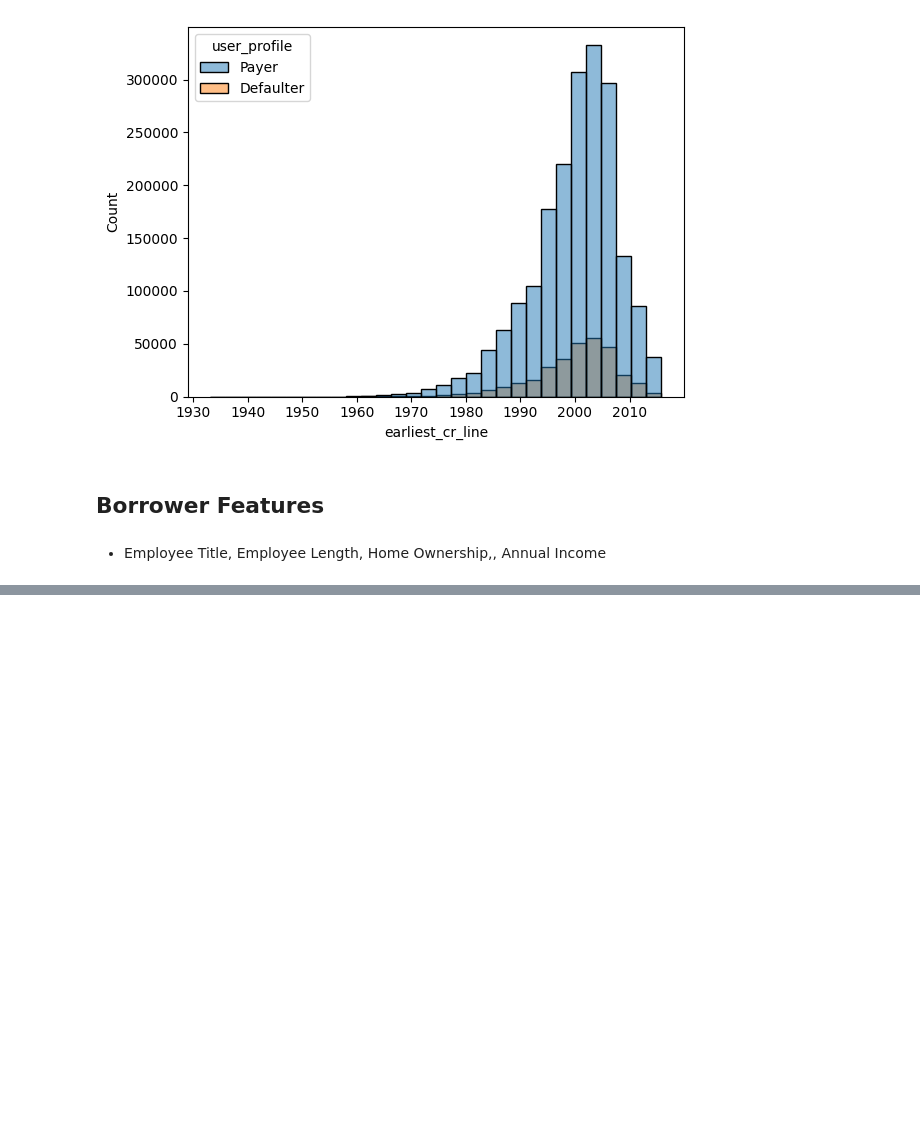
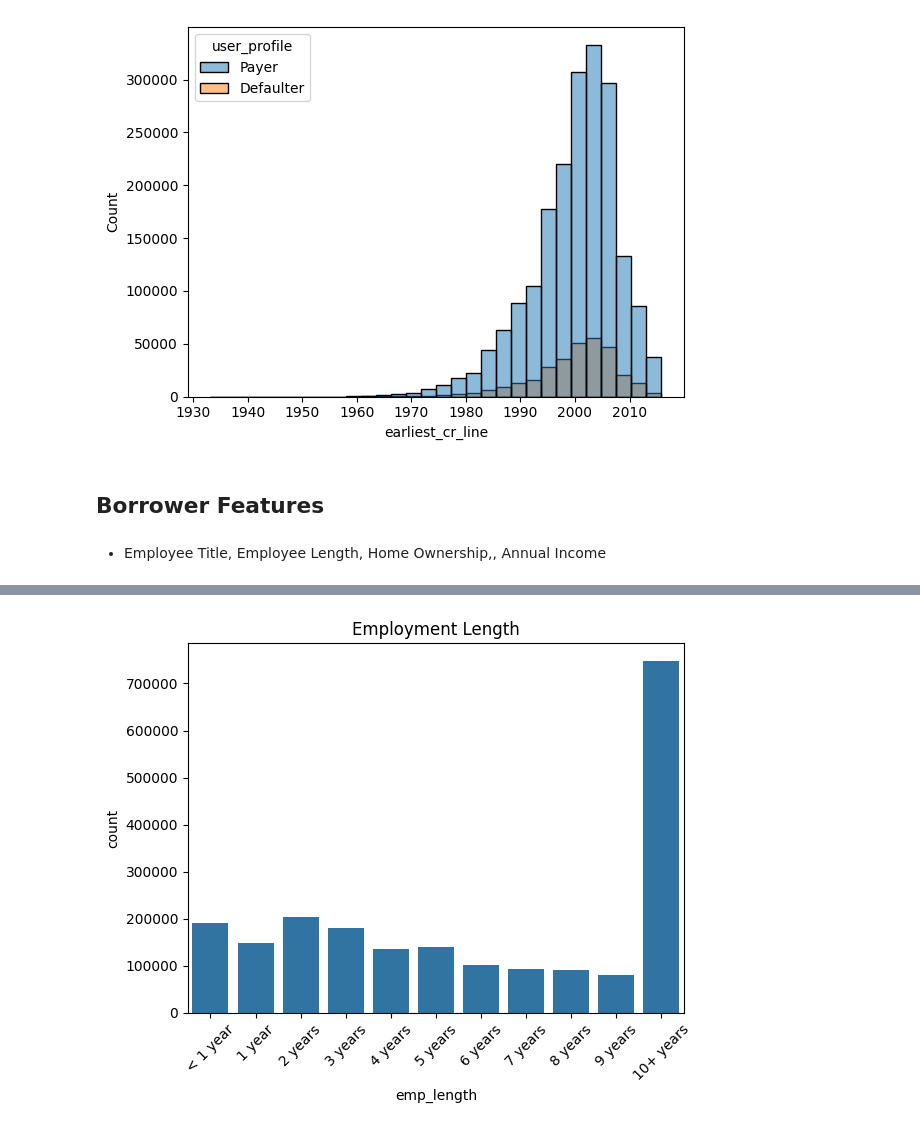
Before and after one commit to Kritika-19/loan-lending, a Jupyter notebook: notebooks/eda.ipynb, the cells around one changed output, grey strips where cells are left out. Cells and saved outputs as stored; diff of their text form; code cells hidden in the pictures; blank space fills up the shorter version.

```diff
--- a/notebooks/eda.ipynb
+++ b/notebooks/eda.ipynb
@@ -309,0 +344,10 @@ df['emp_title'].value_counts
+# %%
+sns.countplot( x = df['emp_length'], order = [
+    '< 1 year', '1 year', '2 years', '3 years', '4 years', '5 years', '6 years','7 years','8 years',
+    '9 years', '10+ years'
+])
+plt.title("Employment Length")
+plt.xticks(rotation = 45)
+plt.show()
+# %% [output]
+[figure, added]
```
Also changed, not shown: parts of 8 cells of this notebook.
